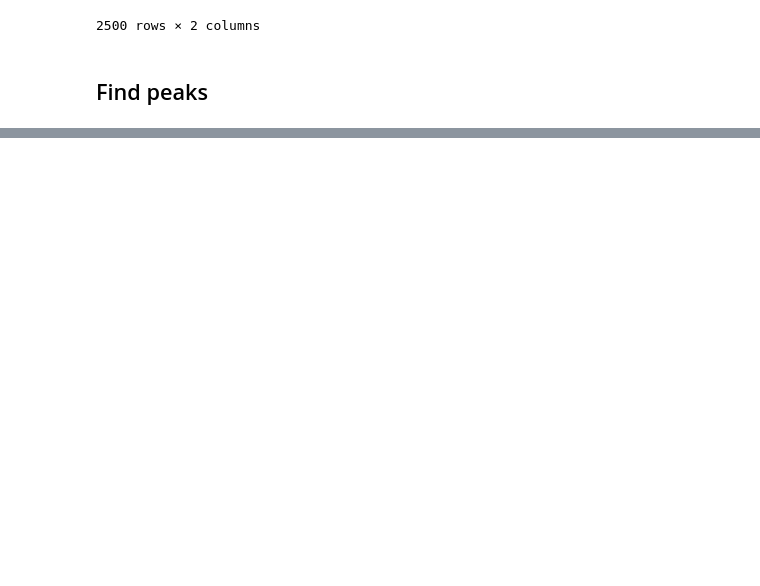
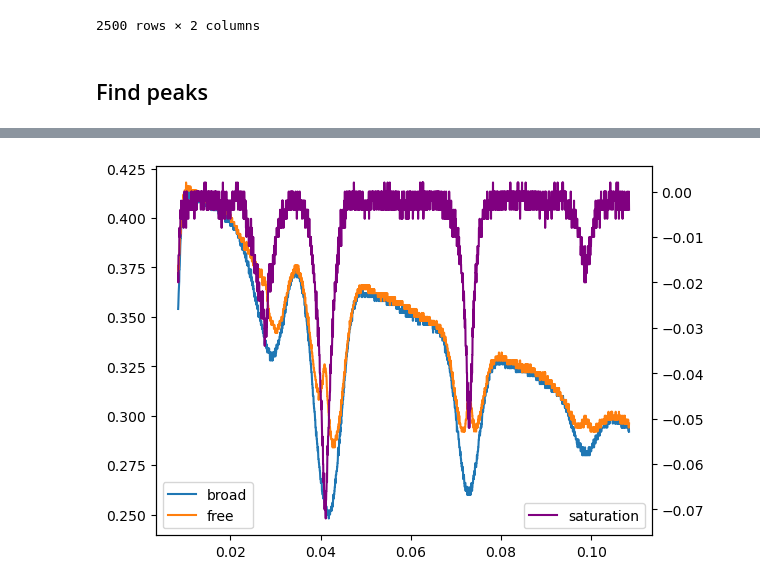
Before and after one commit to sabrahaim/Rubidium-spectrum, a Jupyter notebook: spectra.ipynb, the cells around one changed output, grey strips where cells are left out. Saved outputs shown, nothing was run; the diff lists cells and outputs as text; code cells hidden in the pictures; blank space fills up the shorter version.

```diff
--- a/spectra.ipynb
+++ b/spectra.ipynb
@@ -108,0 +121,13 @@ Correlations (unreported correlations are < 0.100)
+# %%
+voltage_saturation = [v_b - v for v_b, v in zip(voltage_broad, voltage)]
+
+_, ax = plt.subplots()
+ax.plot(time_broad, voltage_broad, label='broad')
+ax.plot(time, voltage, label='free')
+ax2 = ax.twinx()
+ax2.plot(time, voltage_saturation, 'purple', label='saturation')
+ax.legend(loc='lower left')
+ax2.legend(loc='lower right')
+plt.show()
+# %% [output]
+[figure, added]
```
Also changed, not shown: parts of 9 cells of this notebook, 1 other file.
